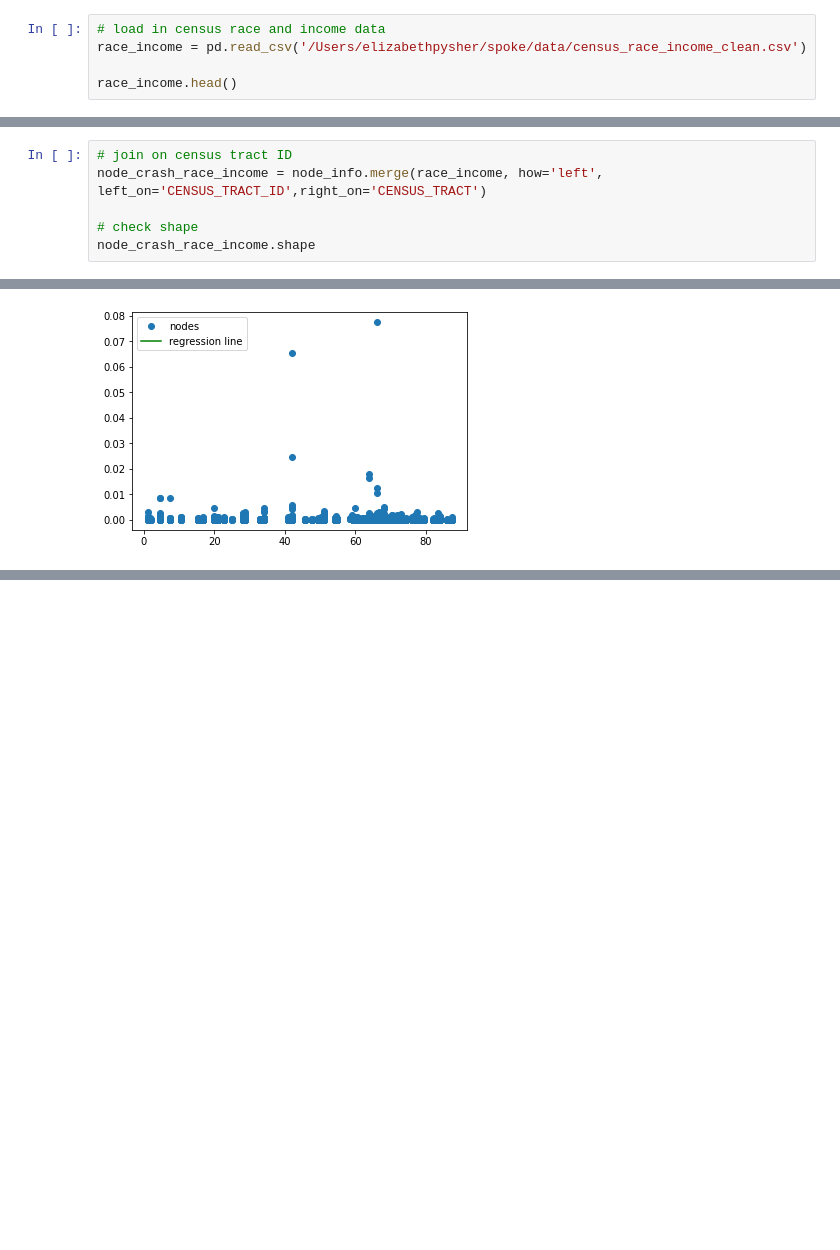
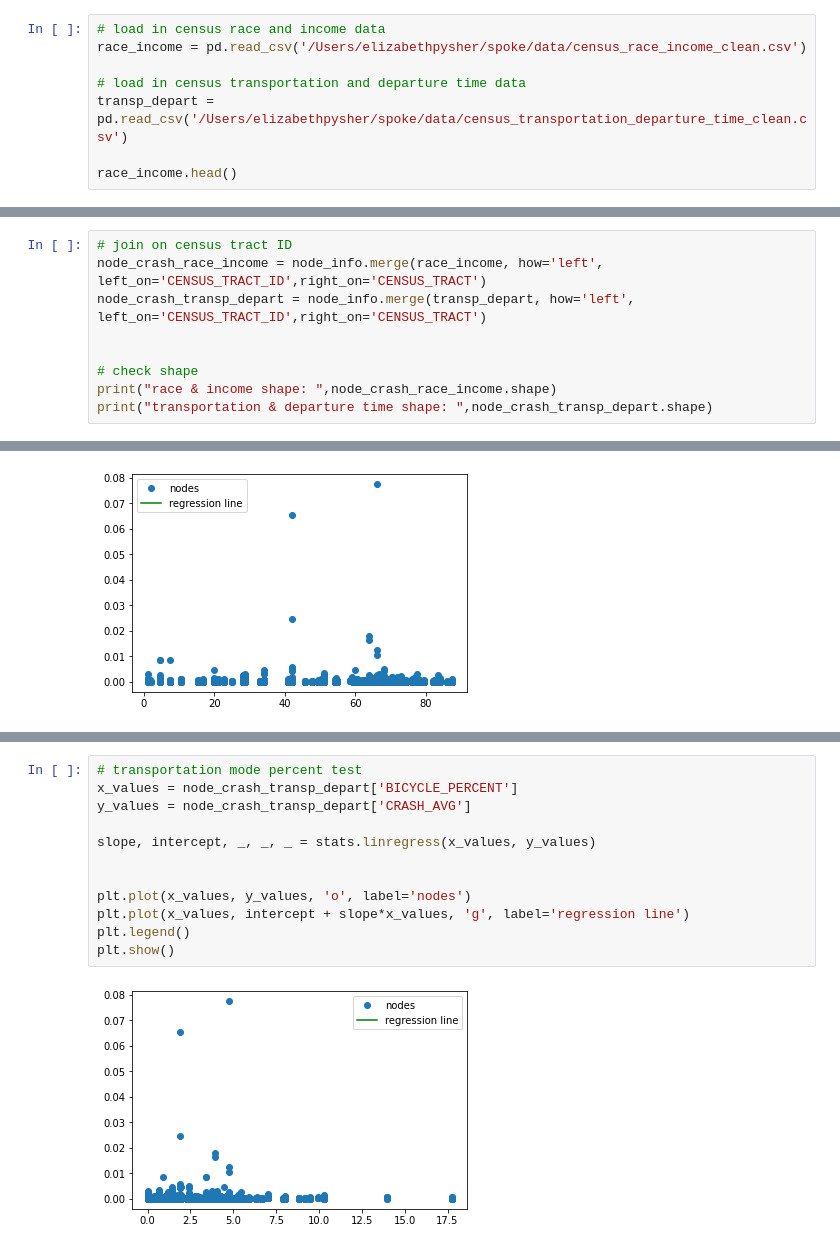
Before and after one commit to clyman23/spoke, a Jupyter notebook: notebooks/lizpysher/Correlation_Initial_Test.ipynb, the cells around one changed output, grey strips where cells are left out. Drawn from its saved outputs; the diff is of its cells as text; blank space fills up the shorter version.

Commit message:
added census transportation mode and departure time data and notebook for cleaning. Updated Initial Correlation Testing with tests on transportation mode and departure time

```diff
--- a/notebooks/lizpysher/Correlation_Initial_Test.ipynb
+++ b/notebooks/lizpysher/Correlation_Initial_Test.ipynb
@@ -28,6 +28,9 @@ node_info.head()
 # load in census race and income data
 race_income = pd.read_csv('/Users/elizabethpysher/spoke/data/census_race_income_clean.csv')
 
+# load in census transportation and departure time data
+transp_depart = pd.read_csv('/Users/elizabethpysher/spoke/data/census_transportation_departure_time_clean.csv')
+
 race_income.head()
 # %% [output]
 |  | Unnamed: 0 | boro_code | boro_ct201 | boro_name | cdeligibil | ct2010 | ctlabel | ntacode | ntaname | puma | ... |
@@ -39,7 +51,10 @@ race_income.head()
 # %%
 # join on census tract ID
 node_crash_race_income = node_info.merge(race_income, how='left', left_on='CENSUS_TRACT_ID',right_on='CENSUS_TRACT')
+node_crash_transp_depart = node_info.merge(transp_depart, how='left', left_on='CENSUS_TRACT_ID',right_on='CENSUS_TRACT')
+
 
 # check shape
-node_crash_race_income.shape
+print("race & income shape: ",node_crash_race_income.shape)
+print("transportation & departure time shape: ",node_crash_transp_depart.shape)
 # %% [output]
@@ -153,0 +206,14 @@ SpearmanrResult(correlation=nan, pvalue=nan)
+# %%
+# transportation mode percent test
+x_values = node_crash_transp_depart['BICYCLE_PERCENT']
+y_values = node_crash_transp_depart['CRASH_AVG']
+
+slope, intercept, _, _, _ = stats.linregress(x_values, y_values)
+
+
+plt.plot(x_values, y_values, 'o', label='nodes')
+plt.plot(x_values, intercept + slope*x_values, 'g', label='regression line')
+plt.legend()
+plt.show()
+# %% [output]
+[figure, added]
```
Also changed, not shown: parts of 12 cells of this notebook, 5 other files.
